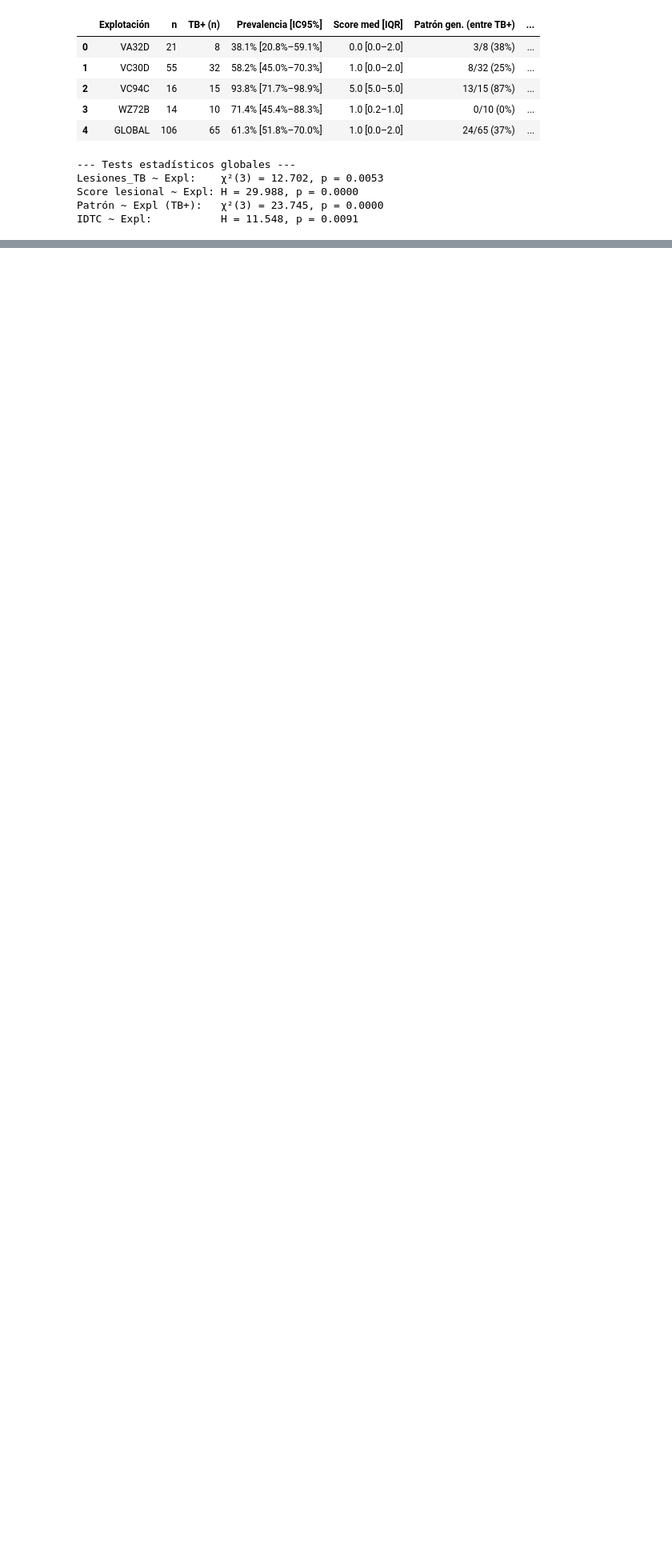
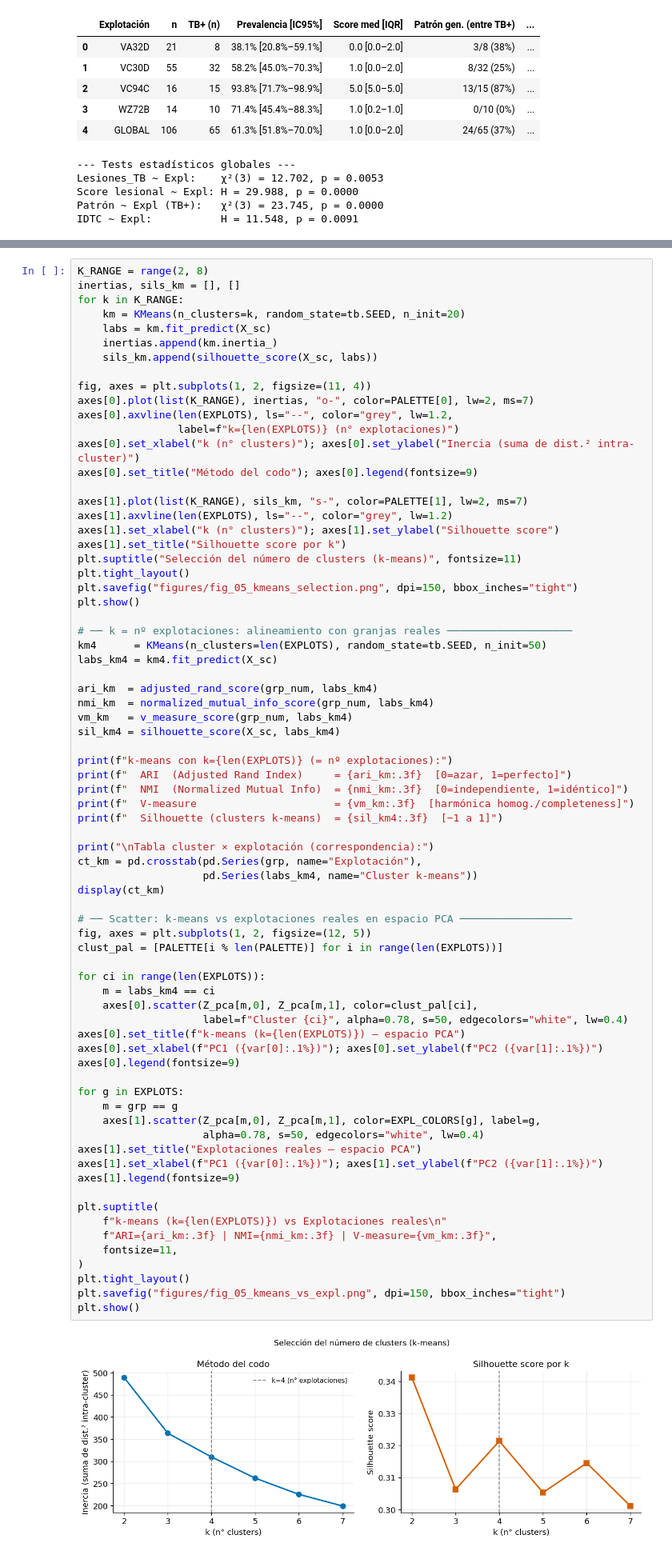
Before and after one commit to obarquero/Tuberculosis_VitD, a Jupyter notebook: analysis_completo/05_Explotacion_LesionesTB_Descriptivo.ipynb, the cells around one changed output, grey strips where cells are left out. Shown at 80% size. Saved outputs shown, nothing was run; the diff lists cells and outputs as text; blank space fills up the shorter version.

```diff
--- a/analysis_completo/05_Explotacion_LesionesTB_Descriptivo.ipynb
+++ b/analysis_completo/05_Explotacion_LesionesTB_Descriptivo.ipynb
@@ -814,0 +1112,75 @@ IDTC ~ Expl:           H = 11.548, p = 0.0091
+# %%
+K_RANGE = range(2, 8)
+inertias, sils_km = [], []
+for k in K_RANGE:
+    km = KMeans(n_clusters=k, random_state=tb.SEED, n_init=20)
+    labs = km.fit_predict(X_sc)
+    inertias.append(km.inertia_)
+    sils_km.append(silhouette_score(X_sc, labs))
+
+fig, axes = plt.subplots(1, 2, figsize=(11, 4))
+axes[0].plot(list(K_RANGE), inertias, "o-", color=PALETTE[0], lw=2, ms=7)
+axes[0].axvline(len(EXPLOTS), ls="--", color="grey", lw=1.2,
+                label=f"k={len(EXPLOTS)} (n° explotaciones)")
+axes[0].set_xlabel("k (n° clusters)"); axes[0].set_ylabel("Inercia (suma de dist.² intra-cluster)")
+axes[0].set_title("Método del codo"); axes[0].legend(fontsize=9)
+
+axes[1].plot(list(K_RANGE), sils_km, "s-", color=PALETTE[1], lw=2, ms=7)
+axes[1].axvline(len(EXPLOTS), ls="--", color="grey", lw=1.2)
+axes[1].set_xlabel("k (n° clusters)"); axes[1].set_ylabel("Silhouette score")
+axes[1].set_title("Silhouette score por k")
+plt.suptitle("Selección del número de clusters (k-means)", fontsize=11)
+plt.tight_layout()
+plt.savefig("figures/fig_05_kmeans_selection.png", dpi=150, bbox_inches="tight")
+plt.show()
+
+# ── k = nº explotaciones: alineamiento con granjas reales ────────────────────
+km4      = KMeans(n_clusters=len(EXPLOTS), random_state=tb.SEED, n_init=50)
+labs_km4 = km4.fit_predict(X_sc)
+
+ari_km  = adjusted_rand_score(grp_num, labs_km4)
+nmi_km  = normalized_mutual_info_score(grp_num, labs_km4)
+vm_km   = v_measure_score(grp_num, labs_km4)
+sil_km4 = silhouette_score(X_sc, labs_km4)
+
+print(f"k-means con k={len(EXPLOTS)} (= nº explotaciones):")
+print(f"  ARI  (Adjusted Rand Index)     = {ari_km:.3f}  [0=azar, 1=perfecto]")
+print(f"  NMI  (Normalized Mutual Info)  = {nmi_km:.3f}  [0=independiente, 1=idéntico]")
+print(f"  V-measure                      = {vm_km:.3f}  [harmónica homog./completeness]")
+print(f"  Silhouette (clusters k-means)  = {sil_km4:.3f}  [−1 a 1]")
+
+print("\nTabla cluster × explotación (correspondencia):")
+ct_km = pd.crosstab(pd.Series(grp, name="Explotación"),
+                    pd.Series(labs_km4, name="Cluster k-means"))
+display(ct_km)
+
+# ── Scatter: k-means vs explotaciones reales en espacio PCA ──────────────────
+fig, axes = plt.subplots(1, 2, figsize=(12, 5))
+clust_pal = [PALETTE[i % len(PALETTE)] for i in range(len(EXPLOTS))]
+
+for ci in range(len(EXPLOTS)):
+    m = labs_km4 == ci
+    axes[0].scatter(Z_pca[m,0], Z_pca[m,1], color=clust_pal[ci],
+                    label=f"Cluster {ci}", alpha=0.78, s=50, edgecolors="white", lw=0.4)
+axes[0].set_title(f"k-means (k={len(EXPLOTS)}) — espacio PCA")
+axes[0].set_xlabel(f"PC1 ({var[0]:.1%})"); axes[0].set_ylabel(f"PC2 ({var[1]:.1%})")
+axes[0].legend(fontsize=9)
+
+for g in EXPLOTS:
+    m = grp == g
+    axes[1].scatter(Z_pca[m,0], Z_pca[m,1], color=EXPL_COLORS[g], label=g,
+                    alpha=0.78, s=50, edgecolors="white", lw=0.4)
+axes[1].set_title("Explotaciones reales — espacio PCA")
+axes[1].set_xlabel(f"PC1 ({var[0]:.1%})"); axes[1].set_ylabel(f"PC2 ({var[1]:.1%})")
+axes[1].legend(fontsize=9)
+
+plt.suptitle(
+    f"k-means (k={len(EXPLOTS)}) vs Explotaciones reales\n"
+    f"ARI={ari_km:.3f} | NMI={nmi_km:.3f} | V-measure={vm_km:.3f}",
+    fontsize=11,
+)
+plt.tight_layout()
+plt.savefig("figures/fig_05_kmeans_vs_expl.png", dpi=150, bbox_inches="tight")
+plt.show()
+# %% [output]
+[figure, added]
```
Also changed, not shown: parts of 14 cells of this notebook, 10 other files.
